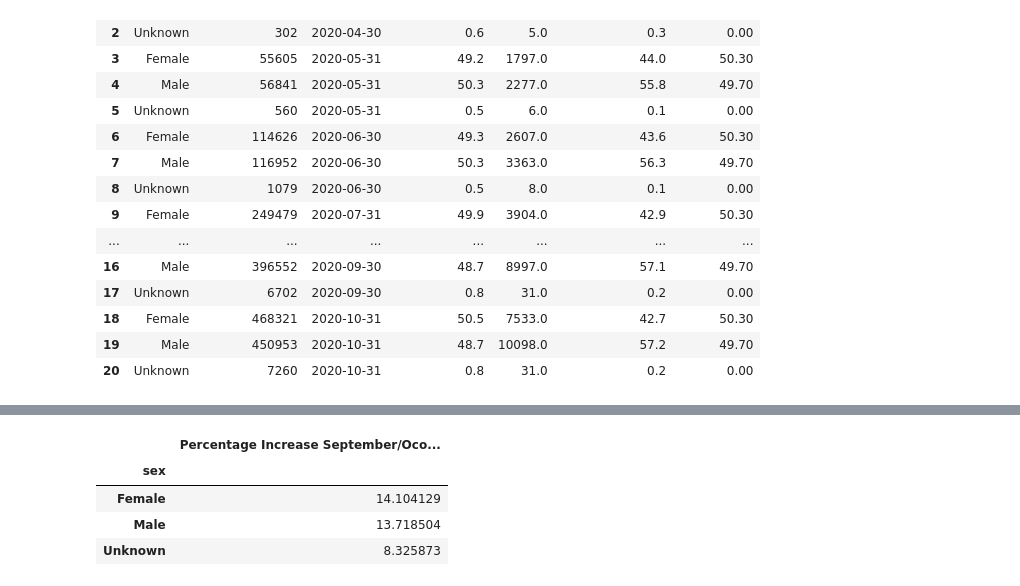
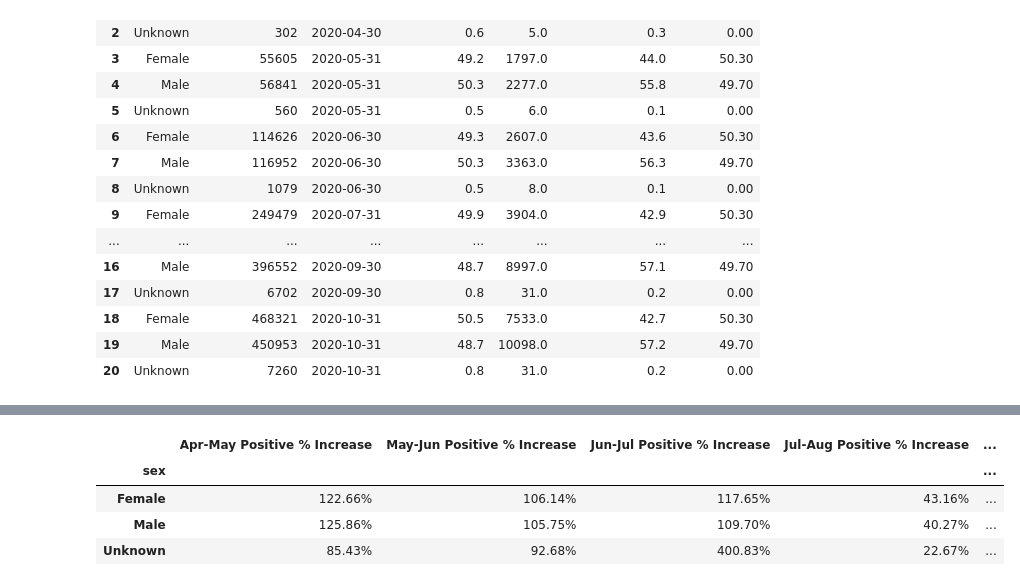
Before and after one commit to rteves0914/COVID_analysis, a Jupyter notebook: gender.ipynb, the cells around one changed output, grey strips where cells are left out. Drawn from its saved outputs; the diff is of its cells as text; code cells hidden in the pictures.

```diff
--- a/gender.ipynb
+++ b/gender.ipynb
@@ -176,14 +104,26 @@ Percentage_increase_august_september
 # %%
 September_October_gender_positive_count = ((October_gender_positive_count - September_gender_positive_count) / September_gender_positive_count) *100
-Percentage_increase_september_october = pd.DataFrame({ "Percentage Increase September/Ocotber": September_October_gender_positive_count})
+#Percentage_increase_september_october = pd.DataFrame({ "Percentage Increase September/Ocotber": September_October_gender_positive_count})
 #Percentage_increase_september_october["Percentage Increase September/October"] = ["Percentage Increase September/Ocotber"].map("{:.2f}%".format)
-Percentage_increase_september_october
+#Percentage_increase_september_october
-# %% [output]
-|  | Percentage Increase September/Oco... |
-| sex |  |
-| Female | 14.104129 |
-| Male | 13.718504 |
-| Unknown | 8.325873 |
+# %%
+Complete_percentages_df = pd.DataFrame({'Apr-May Positive % Increase': April_May_gender_positive_count, 'May-Jun Positive % Increase': May_June_gender_positive_count,
+                                        'Jun-Jul Positive % Increase': June_July_gender_positive_count,'Jul-Aug Positive % Increase': July_August_gender_positive_count,
+                                        'Aug-Sep Positive % Increase': August_September_gender_positive_count, 'Sep-Oct Positive % Increase': September_October_gender_positive_count})
+Complete_percentages_df['Apr-May Positive % Increase'] = Complete_percentages_df['Apr-May Positive % Increase'].map("{:.2f}%".format)
+Complete_percentages_df['May-Jun Positive % Increase'] = Complete_percentages_df['May-Jun Positive % Increase'].map("{:.2f}%".format)
+Complete_percentages_df['Jun-Jul Positive % Increase'] = Complete_percentages_df['Jun-Jul Positive % Increase'].map("{:.2f}%".format)
+Complete_percentages_df['Jul-Aug Positive % Increase'] = Complete_percentages_df['Jul-Aug Positive % Increase'].map("{:.2f}%".format)
+Complete_percentages_df['Aug-Sep Positive % Increase'] = Complete_percentages_df['Aug-Sep Positive % Increase'].map("{:.2f}%".format)
+Complete_percentages_df['Sep-Oct Positive % Increase'] = Complete_percentages_df['Sep-Oct Positive % Increase'].map("{:.2f}%".format)
+
+Complete_percentages_df
+# %% [output]
+|  | Apr-May Positive % Increase | May-Jun Positive % Increase | Jun-Jul Positive % Increase | Jul-Aug Positive % Increase | ... |
+| sex |  |  |  |  | ... |
+| Female | 122.66% | 106.14% | 117.65% | 43.16% | ... |
+| Male | 125.86% | 105.75% | 109.70% | 40.27% | ... |
+| Unknown | 85.43% | 92.68% | 400.83% | 22.67% | ... |
 # %%
 x1=['Female']
 x2=['Male']
```
Also changed, not shown: parts of 27 cells of this notebook.
